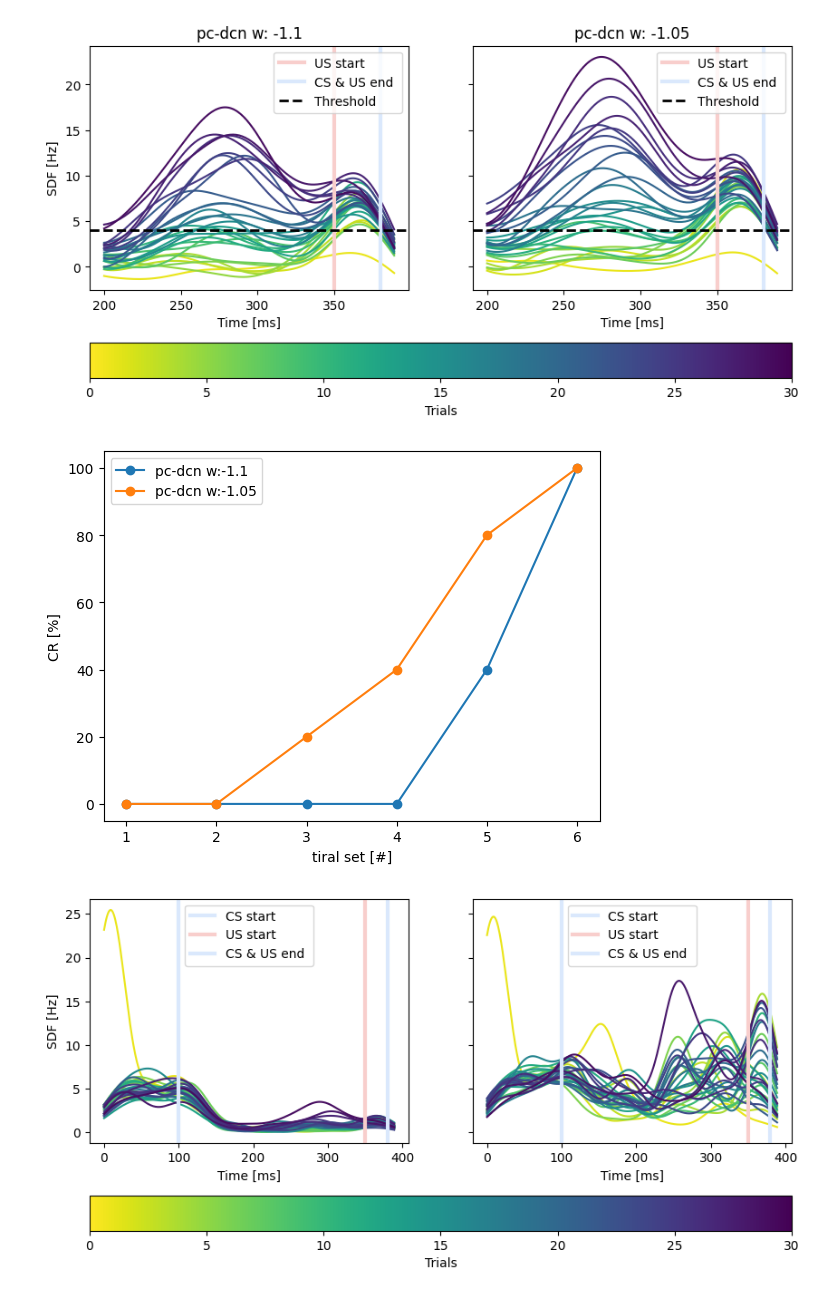
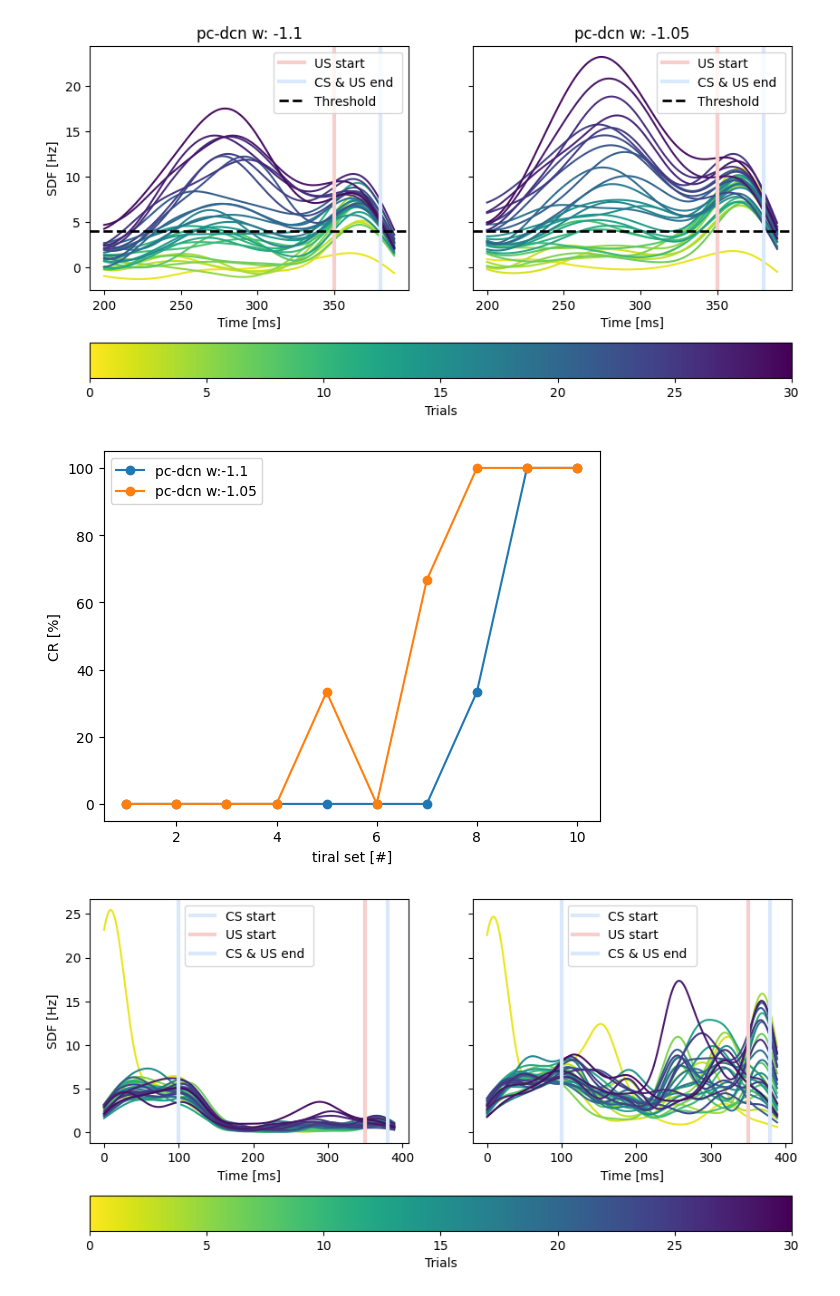
Before and after one commit to alessandratrapani/NODS, a Jupyter notebook: grid_search_Aplus_Aminus/grc_raster.ipynb, the cells around one changed output. Cells and saved outputs as stored; diff of their text form; code cells hidden in the pictures.

```diff
--- a/grid_search_Aplus_Aminus/grc_raster.ipynb
+++ b/grid_search_Aplus_Aminus/grc_raster.ipynb
@@ -201,8 +203,8 @@ plt.show()
 rooth_path = f"/home/csartor1/code/NODS/results/dcn/"
 cell = "dcn_spikes"
 
-results_path = rooth_path + "/wo_NO/0Hz/sim_1_1/"
-results_path_mf = rooth_path + "/wo_NO/0Hz/sim_1_05/"
+results_path = rooth_path + "/wo_NO/0Hz/sim_1_1_0/"
+results_path_mf = rooth_path + "/wo_NO/0Hz/sim_1_05_0/"
 spk = get_spike_activity(cell_name=cell, path=results_path)
 spk_mf = get_spike_activity(cell_name=cell, path=results_path_mf)
 sdf_mean_cell = []
@@ -380,3 +357,16 @@ cr_sdf_gaba = sdf_median_gaba[:,t_bs:] - sdf_bs
+# %%
+sdf_bs = []
+sdf_bs_mf = []
+
+for i in range(1,4):
+    sdf_bs.append(sdf_mean_cell[i][t_bs])
+    sdf_bs_mf.append(sdf_mean_cell_mf[i][t_bs])
+
+sdf_bs_glut_median = np.median(sdf_bs)
+sdf_bs_gaba_median = np.median(sdf_bs_mf)
+
+cr_sdf_glut = sdf_median_glut[:,t_bs:] - sdf_bs_glut_median
+cr_sdf_gaba = sdf_median_gaba[:,t_bs:] - sdf_bs_gaba_median
 # %%
 palette = list(reversed(sns.color_palette("viridis", n_trials).as_hex()))
 sm = plt.cm.ScalarMappable(cmap="viridis_r", norm=plt.Normalize(vmin=0, vmax=n_trials))
@@ -421,41 +411,41 @@ plt.show()
 # %% [output]
 [figure]
 # %%
-trial_chunk = 6
-n_trials_chunck = 5
-cr_perc = []
-cr_perc_mf = []
+trial_chunk = 10
+n_trials_chunck = 3
+cr_perc_glut = []
+cr_perc_gaba = []
 
 for i in range(trial_chunk):
-    over_thr = []
-    over_thr_mf = []
+    over_thr_glut = []
+    over_thr_gaba = []
     for trial in range(0+n_trials_chunck*i, n_trials_chunck+n_trials_chunck*i):
-        sdf_over = cr_sdf_glut[trial,5:cr_window]>thr
-        sdf_over_perc = len(np.where(sdf_over)[0])/(cr_window-5) # 144 (from 5 to 150)
-        if any(sdf_over) and sdf_over_perc >= 0.75:
-            over_thr.append(1)
+        sdf_over_glut = cr_sdf_glut[trial,5:cr_window]>thr
+        sdf_over_perc_glut = len(np.where(sdf_over_glut)[0])/(cr_window-5) # 144 (from 5 to 150)
+        if any(sdf_over_glut) and sdf_over_perc_glut >= 0.75:
+            over_thr_glut.append(1)
         else:
-             over_thr.append(0)
-        sdf_over_mf = cr_sdf_gaba[trial,5:cr_window]>thr
-        sdf_over_perc_mf = len(np.where(sdf_over_mf)[0])/(cr_window-5) # 144 (from 5 to 150)
-        if any(sdf_over_mf) and sdf_over_perc_mf >= 0.75:
-            over_thr_mf.append(1)
+            over_thr_glut.append(0)
+        sdf_over_gaba = cr_sdf_gaba[trial,5:cr_window]>thr
+        sdf_over_perc_gaba = len(np.where(sdf_over_gaba)[0])/(cr_window-5) # 144 (from 5 to 150)
+        if any(sdf_over_gaba) and sdf_over_perc_gaba >= 0.75:
+            over_thr_gaba.append(1)
         else:
-             over_thr_mf.append(0)
+            over_thr_gaba.append(0)
 
-    cr_perc_mf.append(sum(over_thr_mf)/len(over_thr_mf)*100)
-    cr_perc.append(sum(over_thr)/len(over_thr)*100)
+    cr_perc_gaba.append(sum(over_thr_gaba)/len(over_thr_gaba)*100)
+    cr_perc_glut.append(sum(over_thr_glut)/len(over_thr_glut)*100)
 
 
 plt.figure()
-plt.plot(range(1,trial_chunk+1),cr_perc,'o-', label='pc-dcn w:-1.1')
-plt.plot(range(1,trial_chunk+1),cr_perc_mf, 'o-',label='pc-dcn w:-1.05')
+plt.plot(range(1,trial_chunk+1),cr_perc_glut,'o-', label='pc-dcn w:-1.1')
+plt.plot(range(1,trial_chunk+1),cr_perc_gaba, 'o-',label='pc-dcn w:-1.05')
 plt.ylabel("CR [%]")
 plt.xlabel("tiral set [#]")
 plt.legend()
 plt.show()
 # %% [output]
-[figure, old version]
+[figure, new version]
 # %%
 rooth_path = f"/home/csartor1/code/NODS/results/dcn/"
 cell = "dcn_spikes"
```
Also changed, not shown: parts of 7 cells of this notebook, 3 other files.
